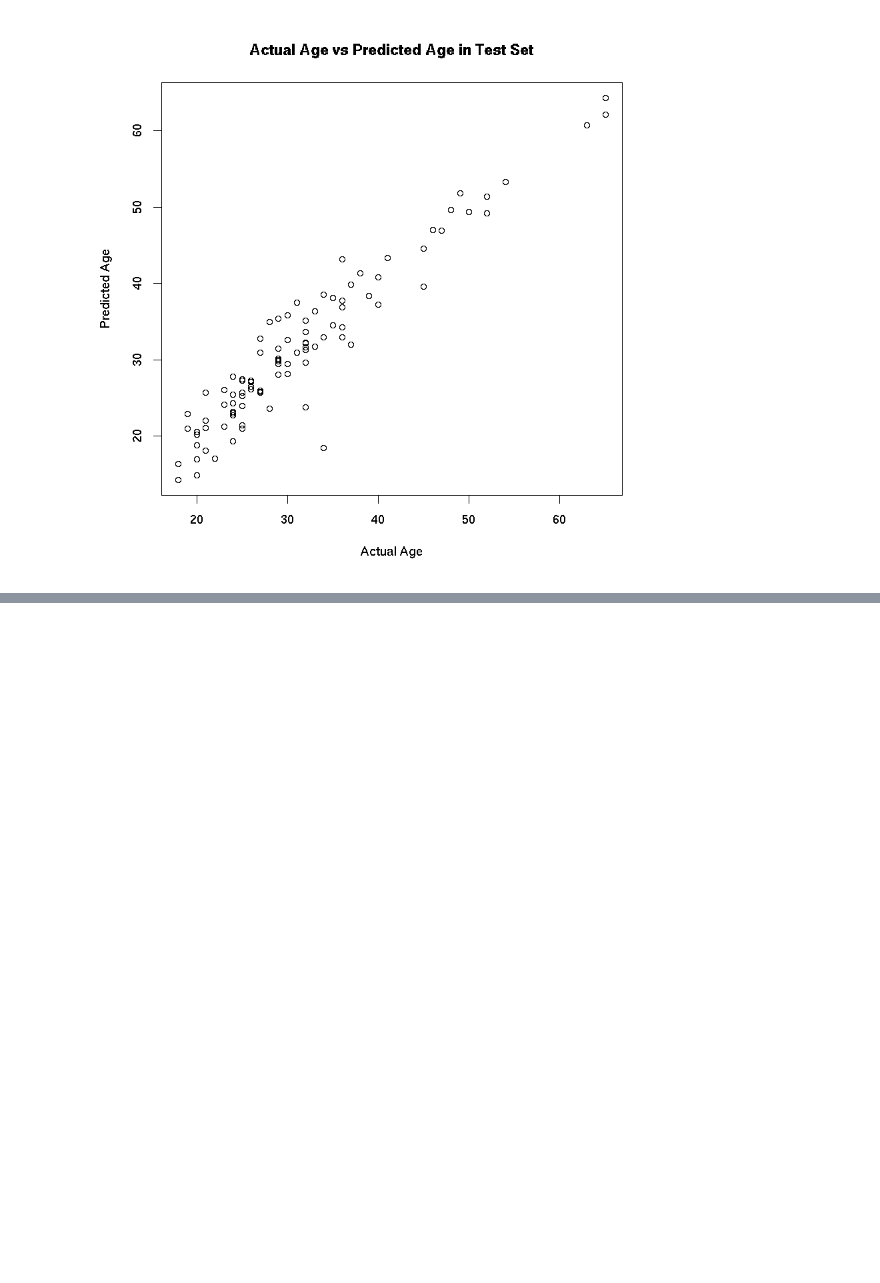
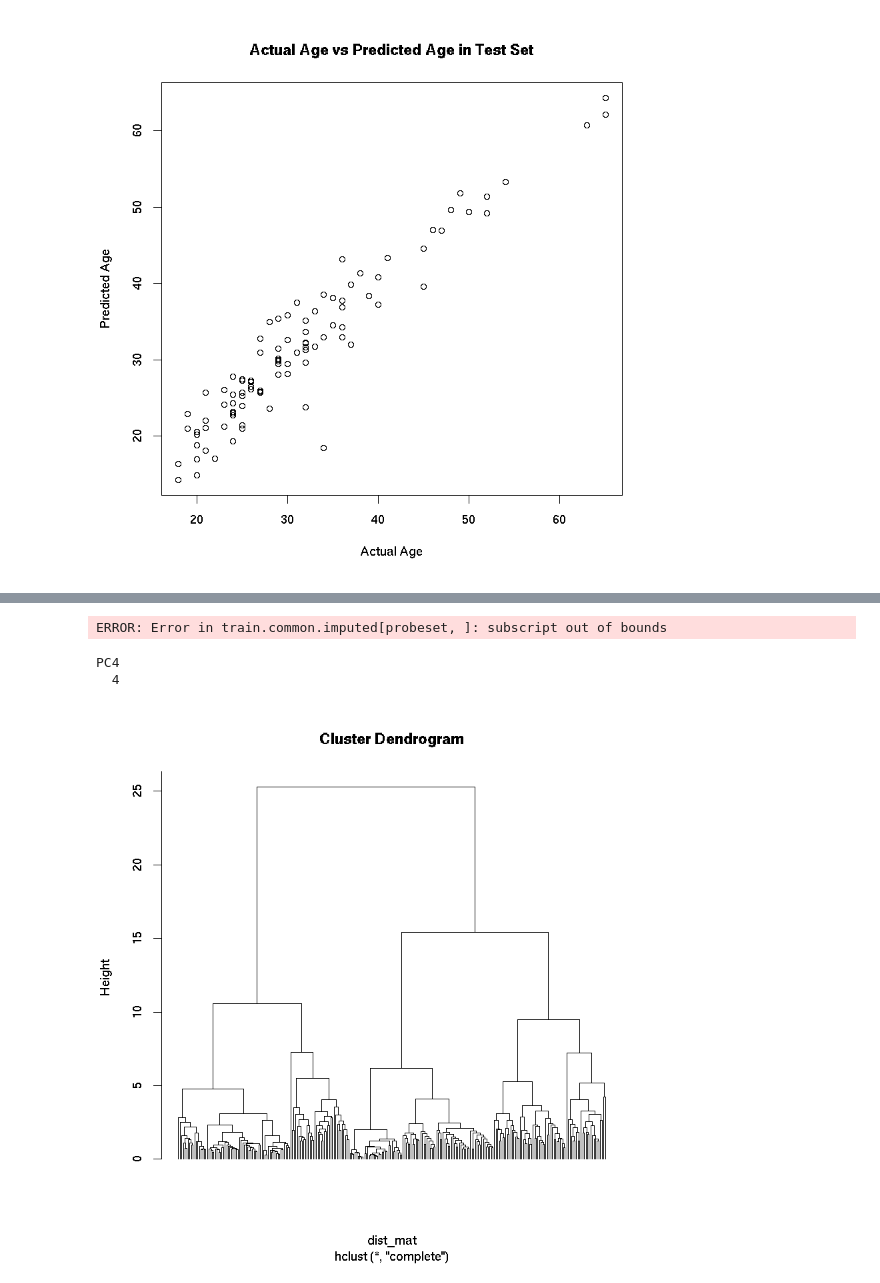
Before and after one commit to p-shen/age_prediction, a Jupyter notebook: AgePrediction.ipynb, the cells around one changed output, grey strips where cells are left out. Cells and saved outputs as stored; diff of their text form; code cells hidden in the pictures; blank space fills up the shorter version.

```diff
--- a/AgePrediction.ipynb
+++ b/AgePrediction.ipynb
@@ -98,8 +99,8 @@ glmnet.coef  <- coef(glmnet.Training.CV, s=lambda.glmnet.Training)
 write.table(as.matrix(glmnet.coef), file='coefficients.csv', col.names = F, sep="\t")
 # %%
 # predict the age in the test set
-pred.age.test <- predict(glmnet.Training.CV, newx = t(test.common.imputed), s = "lambda.min")
-pred.age.train <- predict(glmnet.Training.CV, newx = t(train.common.imputed), s = "lambda.min")
+pred.age.test <- predict(glmnet.Training.CV, newx = t(test.common.imputed), s = "lambda.1se")
+pred.age.train <- predict(glmnet.Training.CV, newx = t(train.common.imputed), s = "lambda.1se")
 # %%
 # R^2 and correlation for training set
 print(cor(pred.age.train, train.age)^2)
@@ -145,0 +183,8 @@ chisq.test()
+# %%
+glmnet.coef.sorted  <- as.matrix(glmnet.coef)
+glmnet.coef.sorted  <- glmnet.coef.sorted[order(-abs(glmnet.coef.sorted)), , drop=F]
+#filter out 0
+glmnet.coef.sorted  <- glmnet.coef.sorted[glmnet.coef.sorted != 0, , drop=F]
+
+#convert to dataframe
+glmnet.coef.sorted  <- as.data.frame(glmnet.coef.sorted)
@@ -145,0 +208,6 @@ chisq.test()
+# %%
+hm450 <- get450k()
+probeset  <- rownames(glmnet.coef.sorted)[2:length(rownames(glmnet.coef.sorted))]
+probes <- hm450[probeset]
+
+genes  <- getNearestTSS(probes)$nearestGeneSymbol
@@ -145,0 +222,18 @@ chisq.test()
+# %%
+cor.matrix  <- cor(train.common.imputed[probeset,])
+pca  <- prcomp(cor.matrix)
+# %% [output]
+ERROR: Error in train.common.imputed[probeset, ]: subscript out of bounds
+# %%
+pca.summary  <- summary(pca)
+ind <- which(pca.summary$importance["Cumulative Proportion",] > 0.9)
+ind[1]
+# %% [output]
+PC4
+  4
+# %%
+dist_mat <- dist(train.common.imputed[probeset,])
+clustering <- hclust(dist_mat, method = "complete")
+plot(clustering, labels = F, hang=-1)
+# %% [output]
+[figure, added]
```
Also changed, not shown: parts of 18 cells of this notebook.
